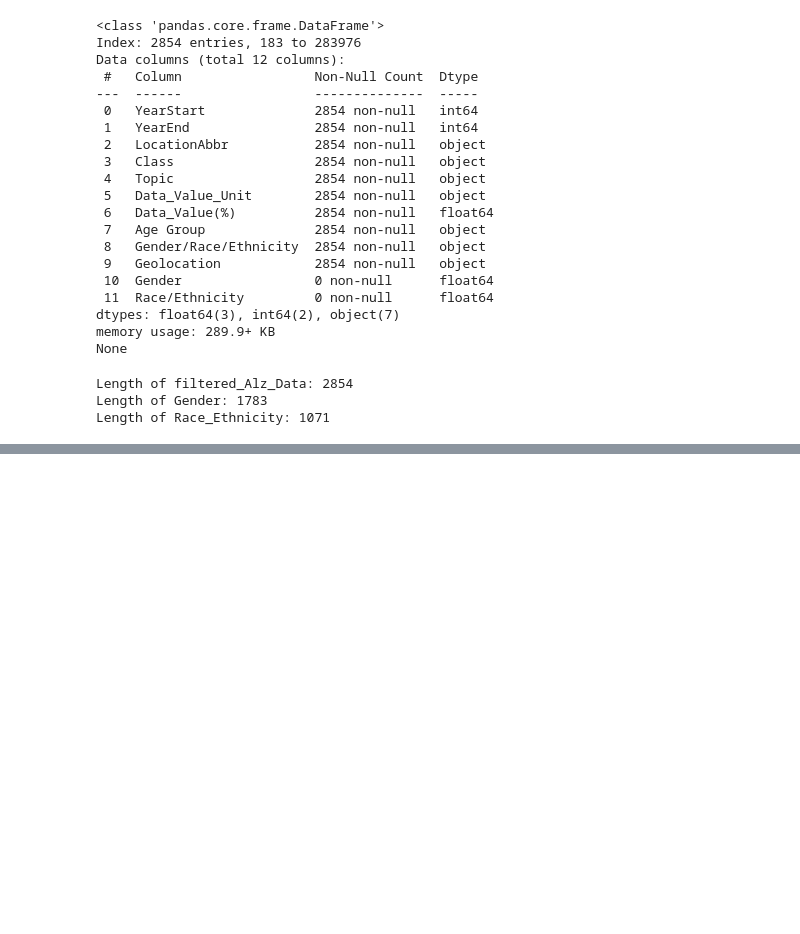
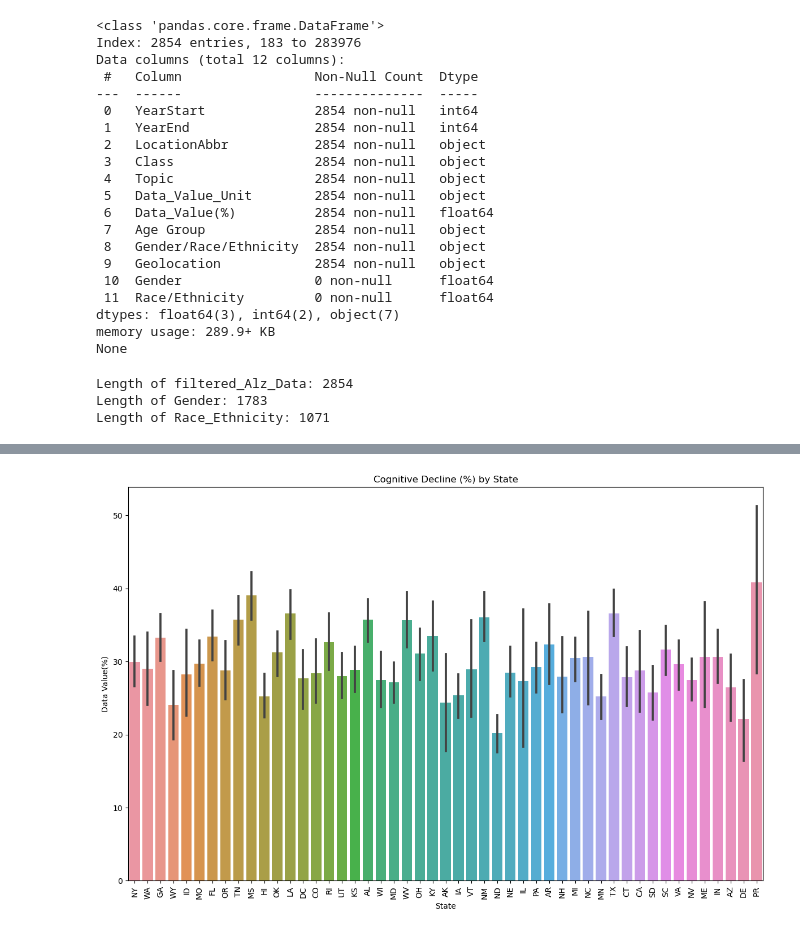
Before and after one commit to ellen-grant/Project-3, a Jupyter notebook: Project-3/starter code/Alzheimer_HealthyAgingData.ipynb, the cells around one changed output, grey strips where cells are left out. Saved outputs shown, nothing was run; the diff lists cells and outputs as text; code cells hidden in the pictures; blank space fills up the shorter version.

```diff
--- a/Project-3/starter code/Alzheimer_HealthyAgingData.ipynb
+++ b/Project-3/starter code/Alzheimer_HealthyAgingData.ipynb
@@ -278,0 +332,10 @@ data.to_csv('cleaned_data.csv', index=False)
+# %%
+# Cognitive Decline (%) by State
+plt.figure(figsize=(12, 8))
+sns.barplot(x='State', y='Data Value(%)', data=data)
+plt.title('Cognitive Decline (%) by State')
+plt.xticks(rotation=90)
+plt.tight_layout()
+plt.show()
+# %% [output]
+[figure, added]
```
Also changed, not shown: parts of 5 cells of this notebook.
